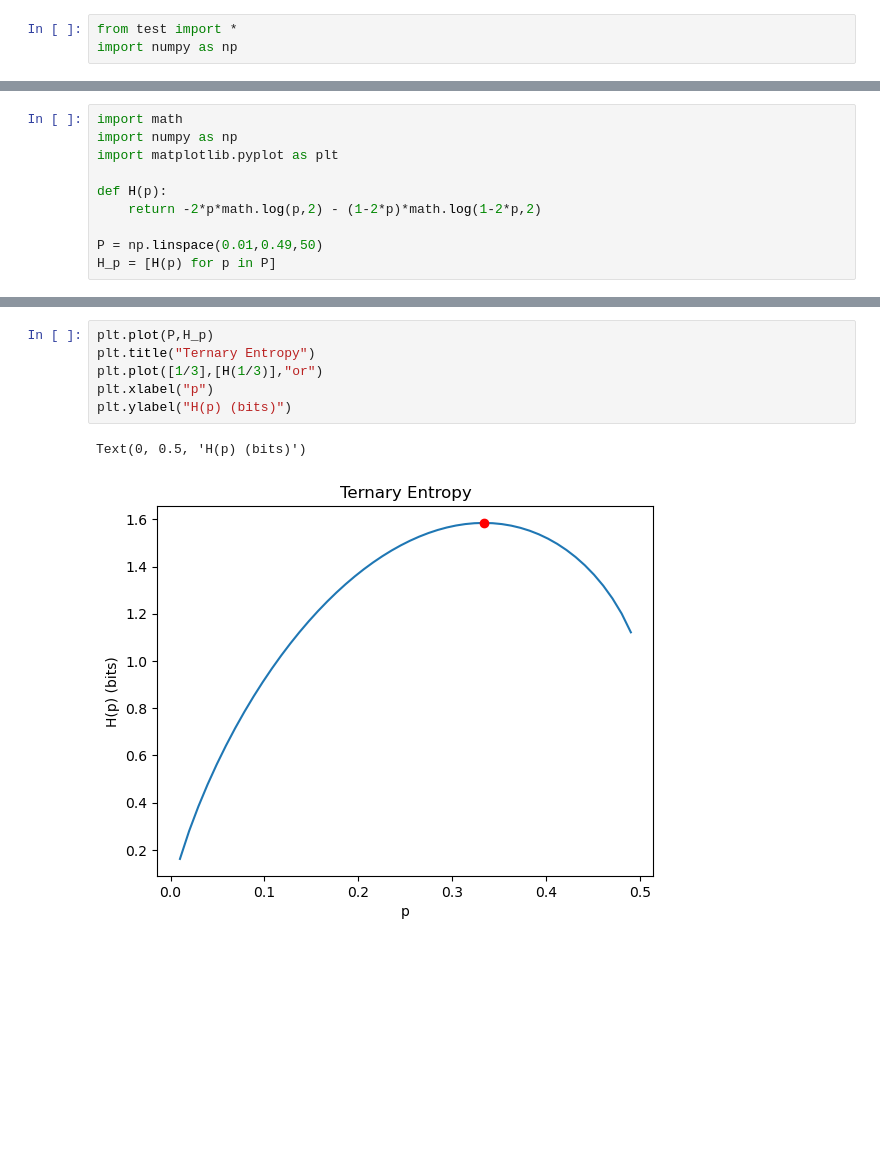
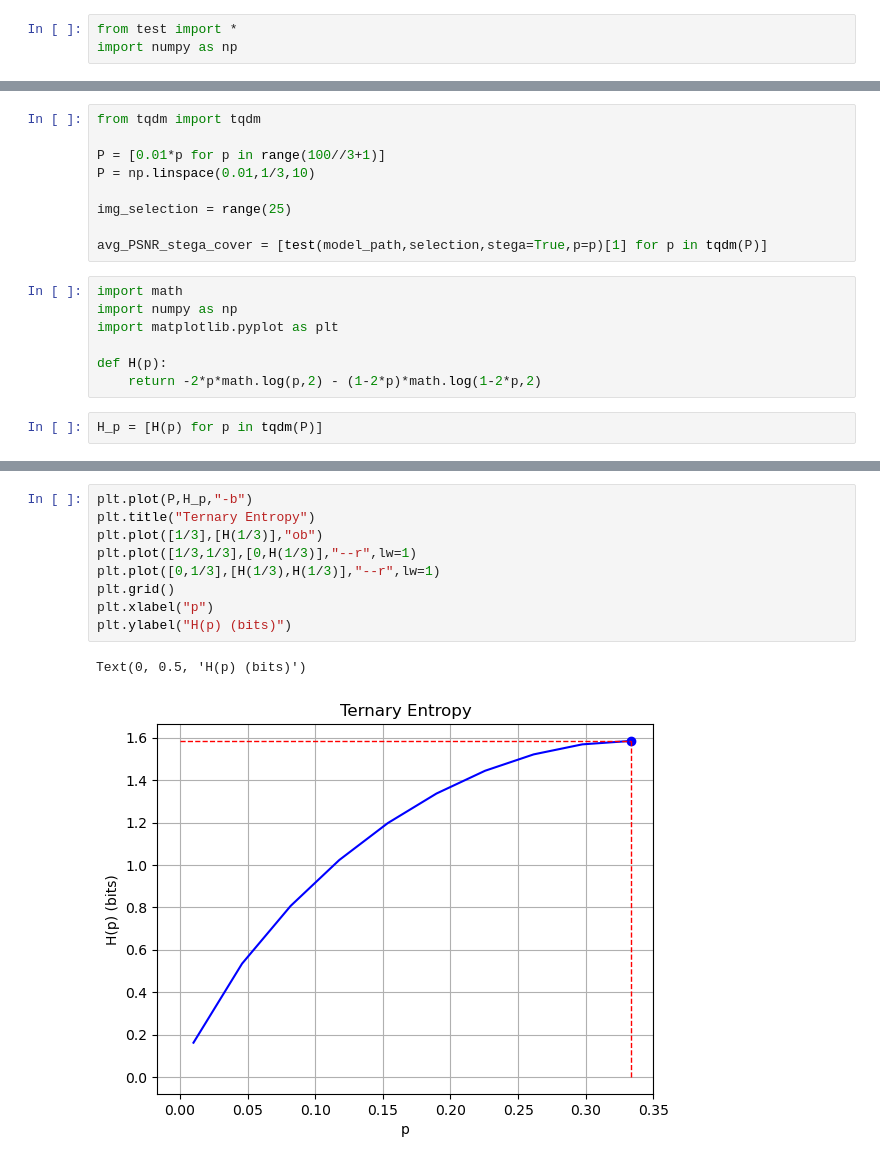
Before and after one commit to LucasSLD/steganography, a Jupyter notebook: demo.ipynb, the cells around one changed output, grey strips where cells are left out. Drawn from its saved outputs; the diff is of its cells as text; blank space fills up the shorter version.

```diff
--- a/demo.ipynb
+++ b/demo.ipynb
@@ -31,3 +25,12 @@ tensor([[-0.0483,  1.5796, -1.1432,  ...,  0.2071, -0.2396,  0.0244],
+# %%
+from tqdm import tqdm
+
+P = [0.01*p for p in range(100//3+1)]
+P = np.linspace(0.01,1/3,10)
+
+img_selection = range(25)
+
+avg_PSNR_stega_cover = [test(model_path,selection,stega=True,p=p)[1] for p in tqdm(P)]
 # %%
 import math
 import numpy as np
@@ -35,6 +38,5 @@ import matplotlib.pyplot as plt
 
 def H(p):
     return -2*p*math.log(p,2) - (1-2*p)*math.log(1-2*p,2)
-
-P = np.linspace(0.01,0.49,50)
-H_p = [H(p) for p in P]
+# %%
+H_p = [H(p) for p in tqdm(P)]
@@ -41,9 +63,12 @@ H_p = [H(p) for p in P]
 # %%
-plt.plot(P,H_p)
+plt.plot(P,H_p,"-b")
 plt.title("Ternary Entropy")
-plt.plot([1/3],[H(1/3)],"or")
+plt.plot([1/3],[H(1/3)],"ob")
+plt.plot([1/3,1/3],[0,H(1/3)],"--r",lw=1)
+plt.plot([0,1/3],[H(1/3),H(1/3)],"--r",lw=1)
+plt.grid()
 plt.xlabel("p")
 plt.ylabel("H(p) (bits)")
 # %% [output]
 Text(0, 0.5, 'H(p) (bits)')
-[figure, old version]
+[figure, new version]
```
Also changed, not shown: parts of 5 cells of this notebook, 2 other files.
